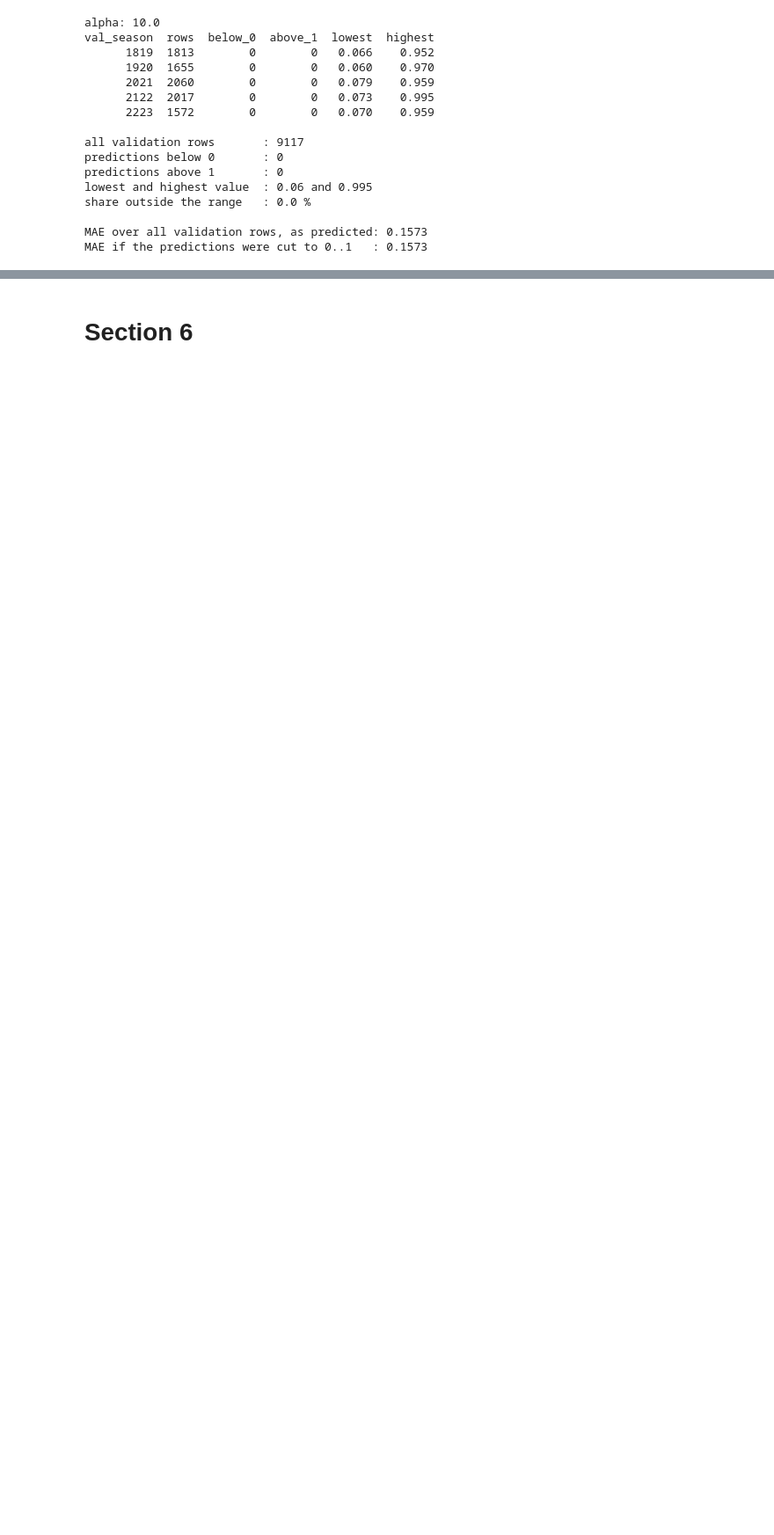
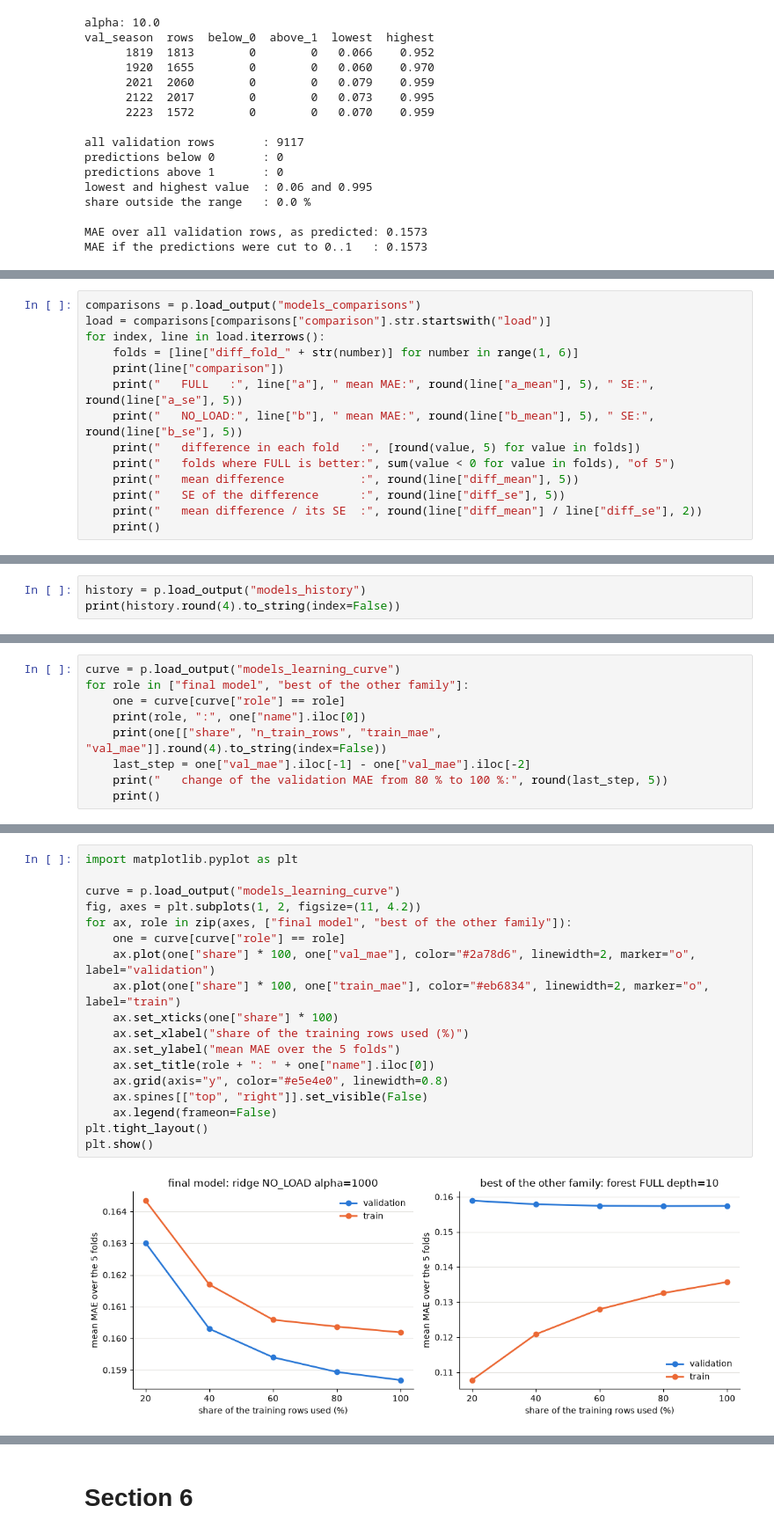
Before and after one commit to dupaski-1/biathlon-form, a Jupyter notebook: lab_book.ipynb, the cells around one changed output, grey strips where cells are left out. Shown at 88% size. Saved outputs shown, nothing was run; the diff lists cells and outputs as text; blank space fills up the shorter version.

```diff
--- a/lab_book.ipynb
+++ b/lab_book.ipynb
@@ -2621,0 +2841,14 @@ MAE if the predictions were cut to 0..1   : 0.1573
+# %%
+comparisons = p.load_output("models_comparisons")
+load = comparisons[comparisons["comparison"].str.startswith("load")]
+for index, line in load.iterrows():
+    folds = [line["diff_fold_" + str(number)] for number in range(1, 6)]
+    print(line["comparison"])
+    print("   FULL   :", line["a"], " mean MAE:", round(line["a_mean"], 5), " SE:", round(line["a_se"], 5))
+    print("   NO_LOAD:", line["b"], " mean MAE:", round(line["b_mean"], 5), " SE:", round(line["b_se"], 5))
+    print("   difference in each fold   :", [round(value, 5) for value in folds])
+    print("   folds where FULL is better:", sum(value < 0 for value in folds), "of 5")
+    print("   mean difference           :", round(line["diff_mean"], 5))
+    print("   SE of the difference      :", round(line["diff_se"], 5))
+    print("   mean difference / its SE  :", round(line["diff_mean"] / line["diff_se"], 2))
+    print()
@@ -2621,0 +2920,3 @@ MAE if the predictions were cut to 0..1   : 0.1573
+# %%
+history = p.load_output("models_history")
+print(history.round(4).to_string(index=False))
@@ -2621,0 +2933,9 @@ MAE if the predictions were cut to 0..1   : 0.1573
+# %%
+curve = p.load_output("models_learning_curve")
+for role in ["final model", "best of the other family"]:
+    one = curve[curve["role"] == role]
+    print(role, ":", one["name"].iloc[0])
+    print(one[["share", "n_train_rows", "train_mae", "val_mae"]].round(4).to_string(index=False))
+    last_step = one["val_mae"].iloc[-1] - one["val_mae"].iloc[-2]
+    print("   change of the validation MAE from 80 % to 100 %:", round(last_step, 5))
+    print()
@@ -2621,0 +2962,20 @@ MAE if the predictions were cut to 0..1   : 0.1573
+# %%
+import matplotlib.pyplot as plt
+
+curve = p.load_output("models_learning_curve")
+fig, axes = plt.subplots(1, 2, figsize=(11, 4.2))
+for ax, role in zip(axes, ["final model", "best of the other family"]):
+    one = curve[curve["role"] == role]
+    ax.plot(one["share"] * 100, one["val_mae"], color="#2a78d6", linewidth=2, marker="o", label="validation")
+    ax.plot(one["share"] * 100, one["train_mae"], color="#eb6834", linewidth=2, marker="o", label="train")
+    ax.set_xticks(one["share"] * 100)
+    ax.set_xlabel("share of the training rows used (%)")
+    ax.set_ylabel("mean MAE over the 5 folds")
+    ax.set_title(role + ": " + one["name"].iloc[0])
+    ax.grid(axis="y", color="#e5e4e0", linewidth=0.8)
+    ax.spines[["top", "right"]].set_visible(False)
+    ax.legend(frameon=False)
+plt.tight_layout()
+plt.show()
+# %% [output]
+[figure, added]
```
Also changed, not shown: parts of 33 cells of this notebook, 11 other files.
